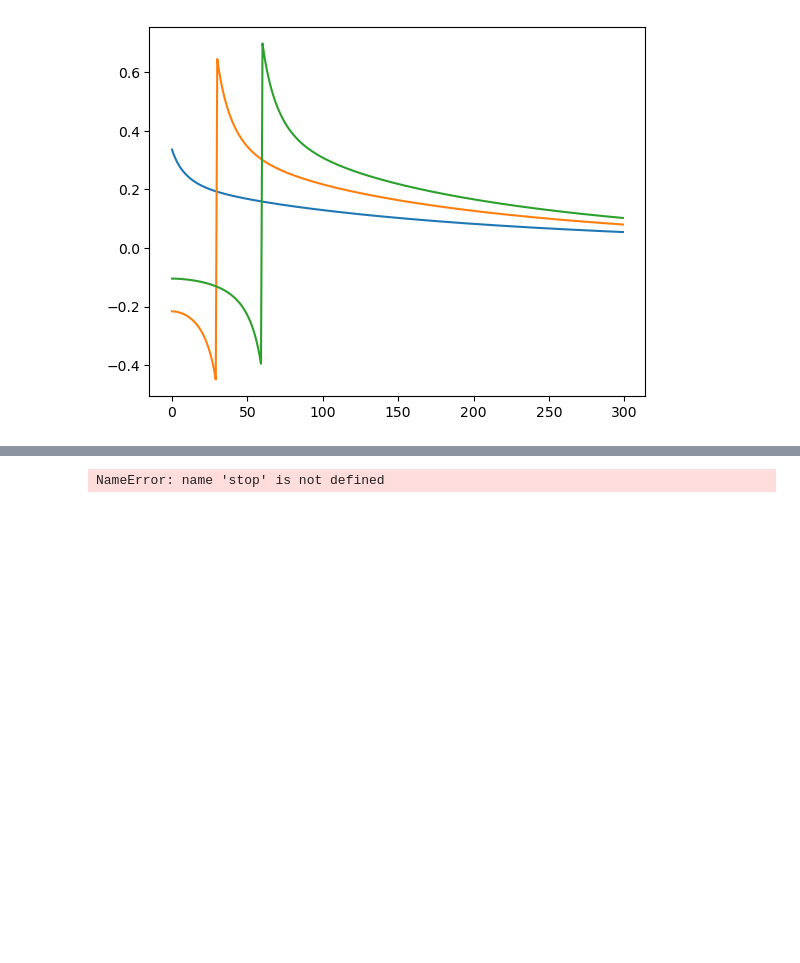
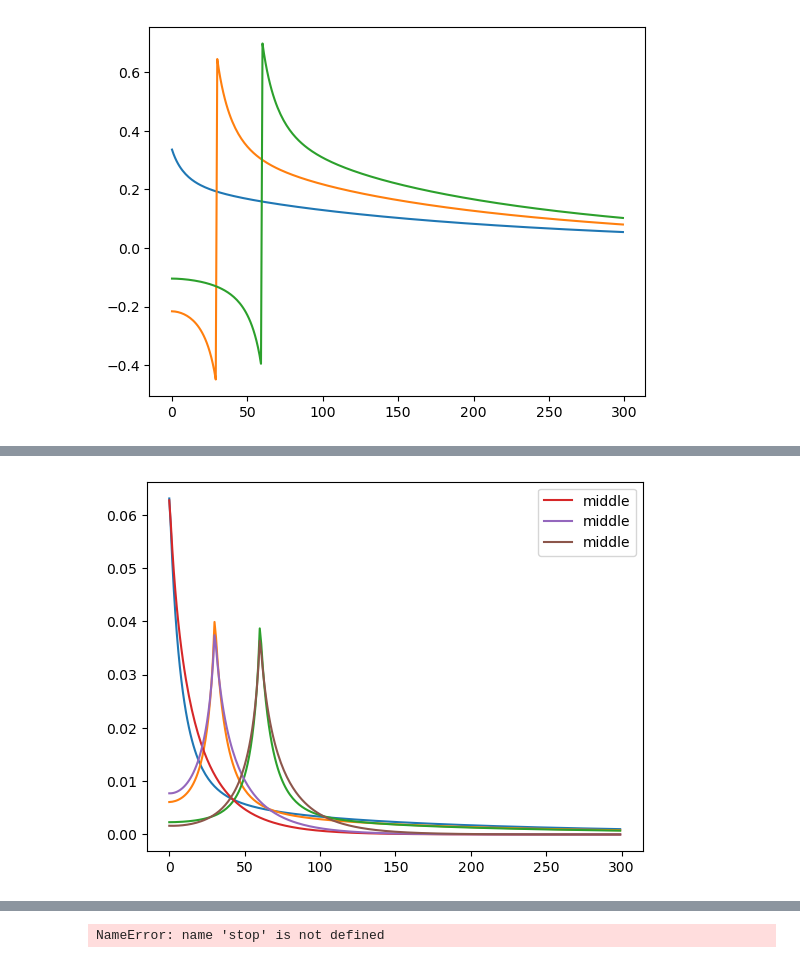
Before and after one commit to AMonninger/REMARK-ECB, a Jupyter notebook: code/python/IndShockConsumerType_DiscRate-12_15_2022.ipynb, the cells around one changed output, grey strips where cells are left out. Drawn from its saved outputs; the diff is of its cells as text; code cells hidden in the pictures; blank space fills up the shorter version.

```diff
--- a/code/python/IndShockConsumerType_DiscRate-12_15_2022.ipynb
+++ b/code/python/IndShockConsumerType_DiscRate-12_15_2022.ipynb
@@ -855,0 +867,11 @@ plt.show()
+# %%
+plt.plot(CJAClabor_het.T[0])
+plt.plot(CJAClabor_het.T[30])
+plt.plot(CJAClabor_het.T[60])
+plt.plot(CJAC_labor_4.T[0], label ='middle')
+plt.plot(CJAC_labor_4.T[30], label = 'middle')
+plt.plot(CJAC_labor_4.T[60], label = 'middle')
+plt.legend()
+plt.show()
+# %% [output]
+[figure, added]
```
Also changed, not shown: parts of 34 cells of this notebook.
